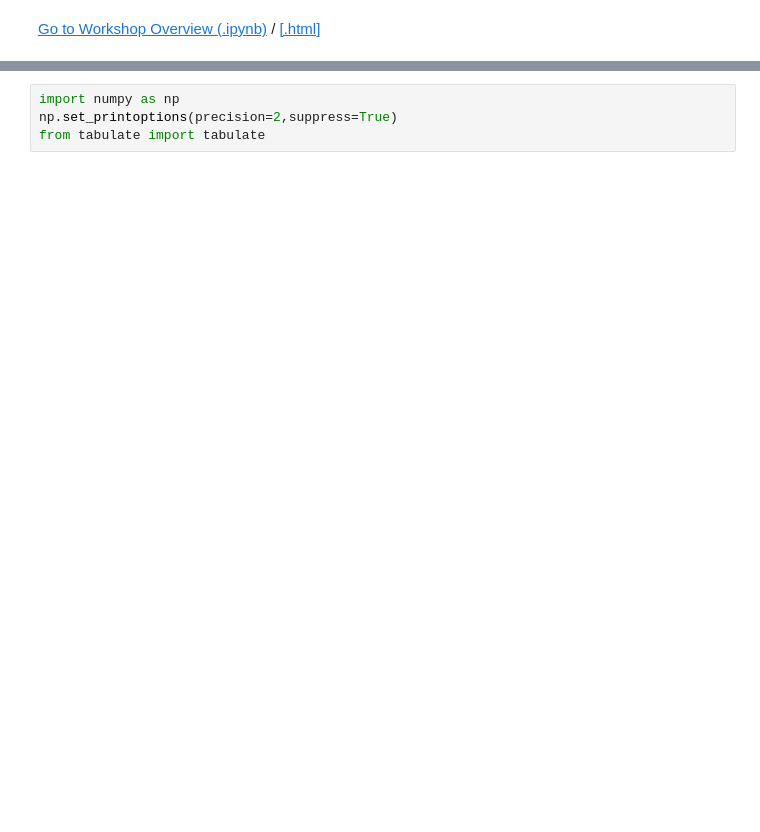
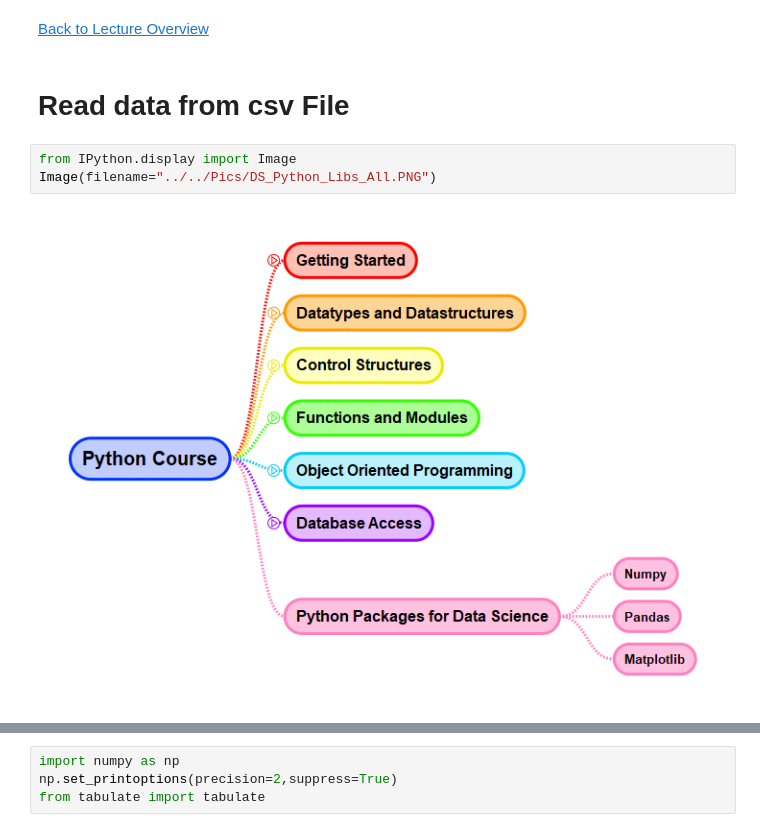
Before and after one commit to Mirza0602/Python, a Jupyter notebook: Python/Lecture/PLT01visualization.ipynb, the cells around one changed output, grey strips where cells are left out. Saved outputs shown, nothing was run; the diff lists cells and outputs as text; blank space fills up the shorter version.

```diff
--- a/Python/Lecture/PLT01visualization.ipynb
+++ b/Python/Lecture/PLT01visualization.ipynb
@@ -4,2 +1,9 @@
-# %% [markdown]
-[Go to Workshop Overview (.ipynb)](Overview.ipynb) / [[.html]](Overview.html)
+# %% [markdown]
+[Back to Lecture Overview](Overview.ipynb)
+# %% [markdown]
+# Read data from csv File
+# %%
+from IPython.display import Image
+Image(filename="../../Pics/DS_Python_Libs_All.PNG")
+# %% [output]
+[figure, added]
```
Also changed, not shown: parts of 3 cells of this notebook, 11 other files.
